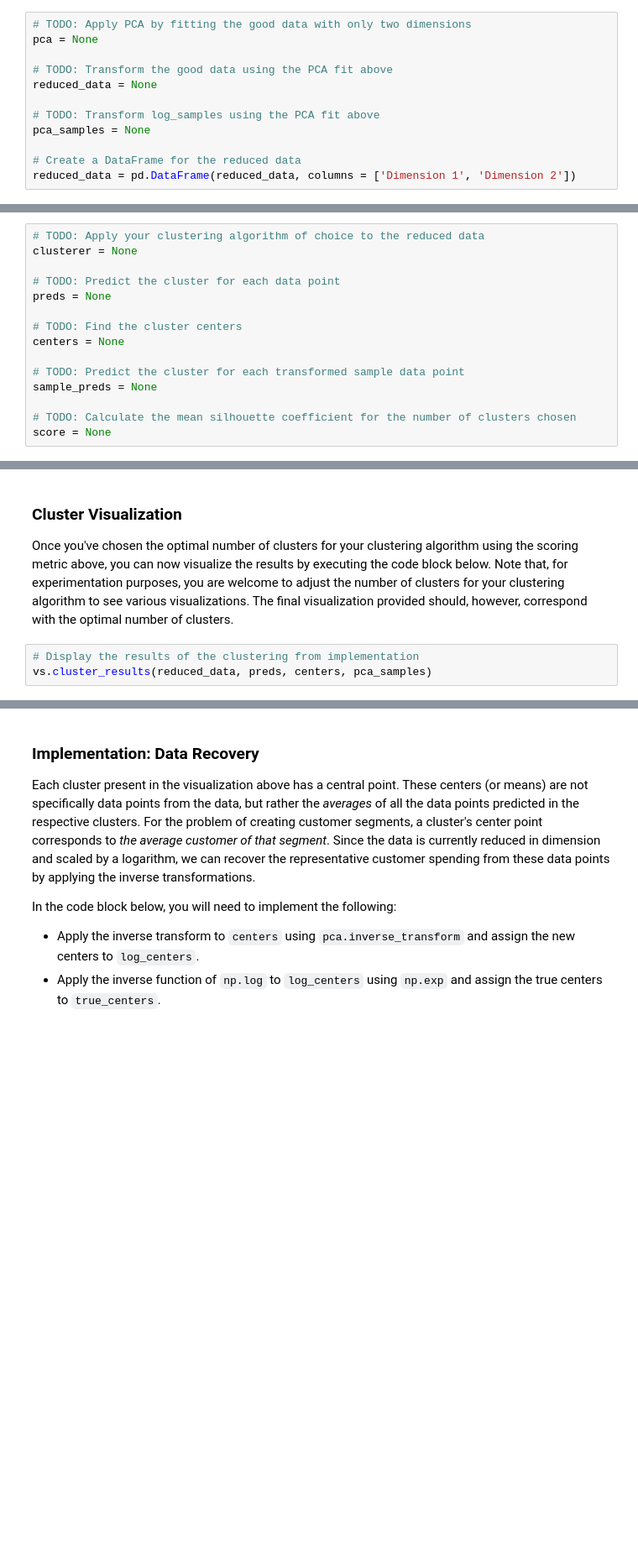
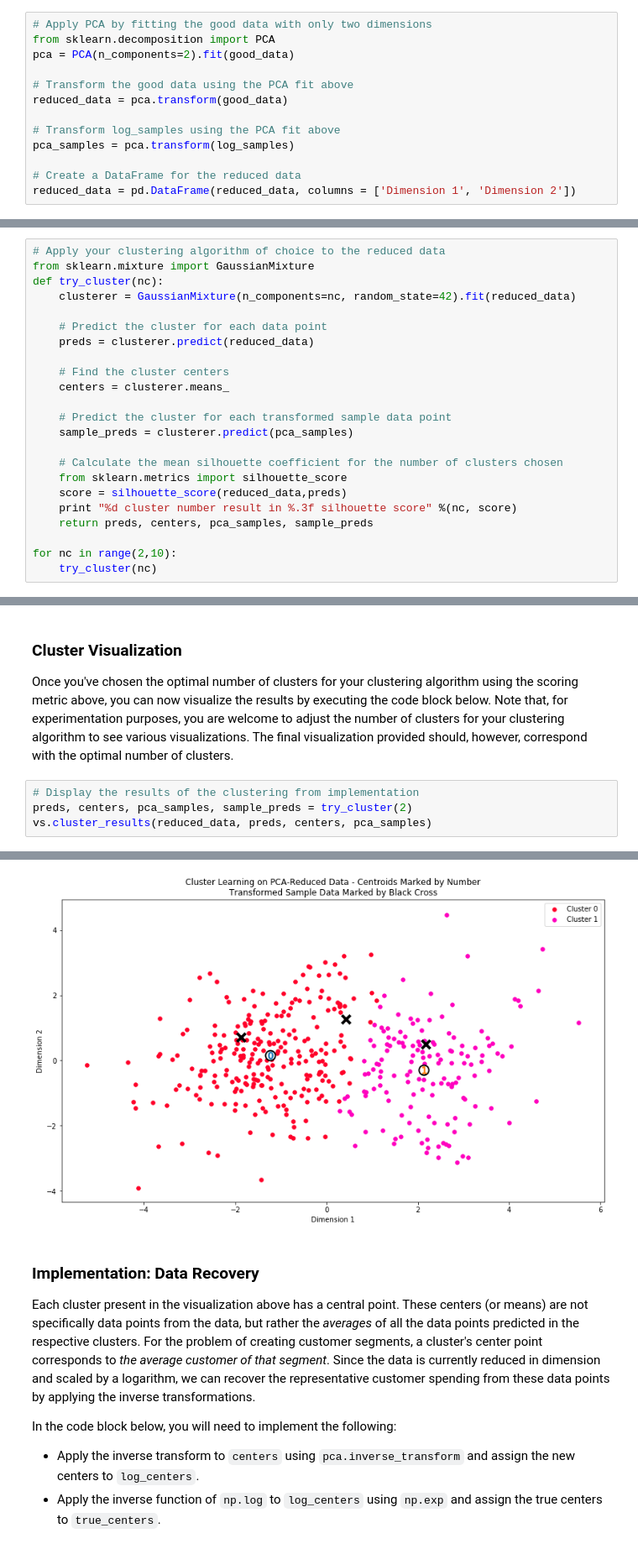
Before and after one commit to dursunkoc/customer_segments, a Jupyter notebook: customer_segments.ipynb, the cells around one changed output, grey strips where cells are left out. Shown at 84% size. Saved outputs shown, nothing was run; the diff lists cells and outputs as text; blank space fills up the shorter version.

```diff
--- a/customer_segments.ipynb
+++ b/customer_segments.ipynb
@@ -351,14 +446,15 @@ In the code block below, you will need to implement the following:
  - Apply a PCA transformation of `good_data` using `pca.transform`, and assign the results to `reduced_data`.
  - Apply a PCA transformation of `log_samples` using `pca.transform`, and assign the results to `pca_samples`.
 # %%
-# TODO: Apply PCA by fitting the good data with only two dimensions
-pca = None
+# Apply PCA by fitting the good data with only two dimensions
+from sklearn.decomposition import PCA
+pca = PCA(n_components=2).fit(good_data)
 
-# TODO: Transform the good data using the PCA fit above
-reduced_data = None
+# Transform the good data using the PCA fit above
+reduced_data = pca.transform(good_data)
 
-# TODO: Transform log_samples using the PCA fit above
-pca_samples = None
+# Transform log_samples using the PCA fit above
+pca_samples = pca.transform(log_samples)
 
 # Create a DataFrame for the reduced data
 reduced_data = pd.DataFrame(reduced_data, columns = ['Dimension 1', 'Dimension 2'])
@@ -408,17 +516,25 @@ In the code block below, you will need to implement the following:
  - Import `sklearn.metrics.silhouette_score` and calculate the silhouette score of `reduced_data` against `preds`.
    - Assign the silhouette score to `score` and print the result.
 # %%
-# TODO: Apply your clustering algorithm of choice to the reduced data
-clusterer = None
+# Apply your clustering algorithm of choice to the reduced data
+from sklearn.mixture import GaussianMixture
+def try_cluster(nc):
+    clusterer = GaussianMixture(n_components=nc, random_state=42).fit(reduced_data)
 
-# TODO: Predict the cluster for each data point
-preds = None
+    # Predict the cluster for each data point
+    preds = clusterer.predict(reduced_data)
 
-# TODO: Find the cluster centers
-centers = None
+    # Find the cluster centers
+    centers = clusterer.means_
 
-# TODO: Predict the cluster for each transformed sample data point
-sample_preds = None
+    # Predict the cluster for each transformed sample data point
+    sample_preds = clusterer.predict(pca_samples)
 
-# TODO: Calculate the mean silhouette coefficient for the number of clusters chosen
-score = None
+    # Calculate the mean silhouette coefficient for the number of clusters chosen
+    from sklearn.metrics import silhouette_score
+    score = silhouette_score(reduced_data,preds)
+    print "%d cluster number result in %.3f silhouette score" %(nc, score)
+    return preds, centers, pca_samples, sample_preds
+
+for nc in range(2,10):
+    try_cluster(nc)
@@ -434,4 +569,6 @@ score = None
 Once you've chosen the optimal number of clusters for your clustering algorithm using the scoring metric above, you can now visualize the results by executing the code block below. Note that, for experimentation purposes, you are welcome to adjust the number of clusters for your clustering algorithm to see various visualizations. The final visualization provided should, however, correspond with the optimal number of clusters.
 # %%
 # Display the results of the clustering from implementation
+preds, centers, pca_samples, sample_preds = try_cluster(2)
 vs.cluster_results(reduced_data, preds, centers, pca_samples)
+# %% [output]
@@ -438,3 +576,4 @@ vs.cluster_results(reduced_data, preds, centers, pca_samples)
+[figure, added]
 # %% [markdown]
 ### Implementation: Data Recovery
 Each cluster present in the visualization above has a central point. These centers (or means) are not specifically data points from the data, but rather the *averages* of all the data points predicted in the respective clusters. For the problem of creating customer segments, a cluster's center point corresponds to *the average customer of that segment*. Since the data is currently reduced in dimension and scaled by a logarithm, we can recover the representative customer spending from these data points by applying the inverse transformations.
```
Also changed, not shown: parts of 31 cells of this notebook, 1 other file.
